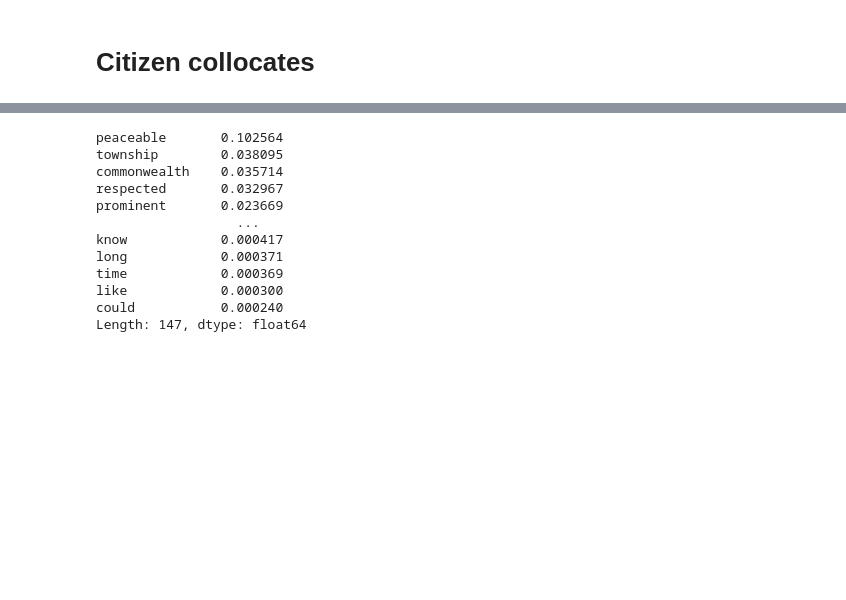
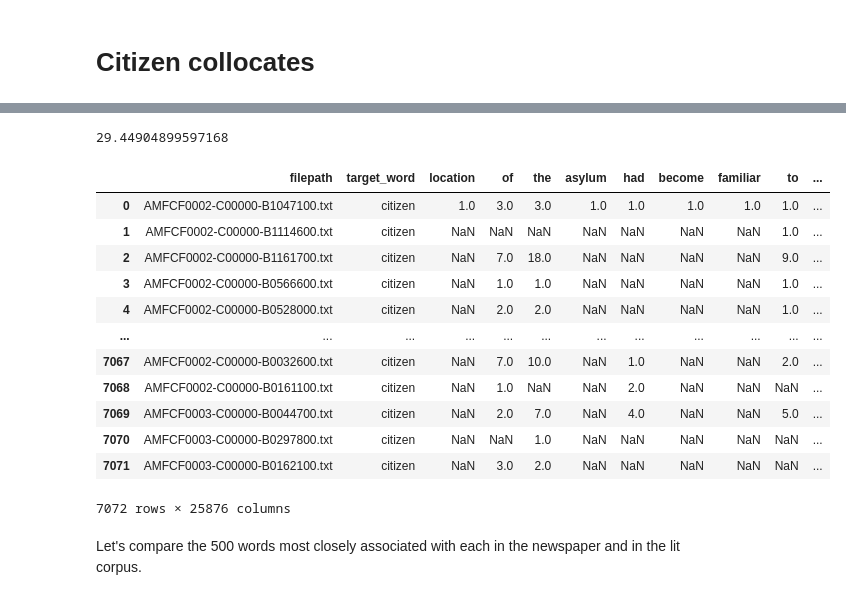
Before and after one commit to erikfredner/c19_2020, a Jupyter notebook: gale_analysis.ipynb, the cells around one changed output, grey strips where cells are left out. Saved outputs shown, nothing was run; the diff lists cells and outputs as text; code cells hidden in the pictures; blank space fills up the shorter version.

```diff
--- a/gale_analysis.ipynb
+++ b/gale_analysis.ipynb
@@ -530,15 +559,22 @@ print(time.time()-start)
-# %%
-output
-# %% [output]
-peaceable       0.102564
-township        0.038095
-commonwealth    0.035714
-respected       0.032967
-prominent       0.023669
-                  ...
-know            0.000417
-long            0.000371
-time            0.000369
-like            0.000300
-could           0.000240
-Length: 147, dtype: float64
+# %%
+start = time.time()
+df = pd.DataFrame(output)
+print(time.time()-start)
+# %% [output]
+29.44904899597168
+# %%
+df
+# %% [output]
+|  | filepath | target_word | location | of | the | asylum | had | become | familiar | to | ... |
+| 0 | AMFCF0002-C00000-B1047100.txt | citizen | 1.0 | 3.0 | 3.0 | 1.0 | 1.0 | 1.0 | 1.0 | 1.0 | ... |
+| 1 | AMFCF0002-C00000-B1114600.txt | citizen | NaN | NaN | NaN | NaN | NaN | NaN | NaN | 1.0 | ... |
+| 2 | AMFCF0002-C00000-B1161700.txt | citizen | NaN | 7.0 | 18.0 | NaN | NaN | NaN | NaN | 9.0 | ... |
+| 3 | AMFCF0002-C00000-B0566600.txt | citizen | NaN | 1.0 | 1.0 | NaN | NaN | NaN | NaN | 1.0 | ... |
+| 4 | AMFCF0002-C00000-B0528000.txt | citizen | NaN | 2.0 | 2.0 | NaN | NaN | NaN | NaN | 1.0 | ... |
+| ... | ... | ... | ... | ... | ... | ... | ... | ... | ... | ... | ... |
+| 7067 | AMFCF0002-C00000-B0032600.txt | citizen | NaN | 7.0 | 10.0 | NaN | 1.0 | NaN | NaN | 2.0 | ... |
+| 7068 | AMFCF0002-C00000-B0161100.txt | citizen | NaN | 1.0 | NaN | NaN | 2.0 | NaN | NaN | NaN | ... |
+| 7069 | AMFCF0003-C00000-B0044700.txt | citizen | NaN | 2.0 | 7.0 | NaN | 4.0 | NaN | NaN | 5.0 | ... |
+| 7070 | AMFCF0003-C00000-B0297800.txt | citizen | NaN | NaN | 1.0 | NaN | NaN | NaN | NaN | NaN | ... |
+| 7071 | AMFCF0003-C00000-B0162100.txt | citizen | NaN | 3.0 | 2.0 | NaN | NaN | NaN | NaN | NaN | ... |
+7072 rows × 25876 columns
@@ -544,0 +590,2 @@ Length: 147, dtype: float64
+# %% [markdown]
+Let's compare the 500 words most closely associated with each in the newspaper and in the lit corpus.
```
Also changed, not shown: parts of 26 cells of this notebook, 2 other files.
